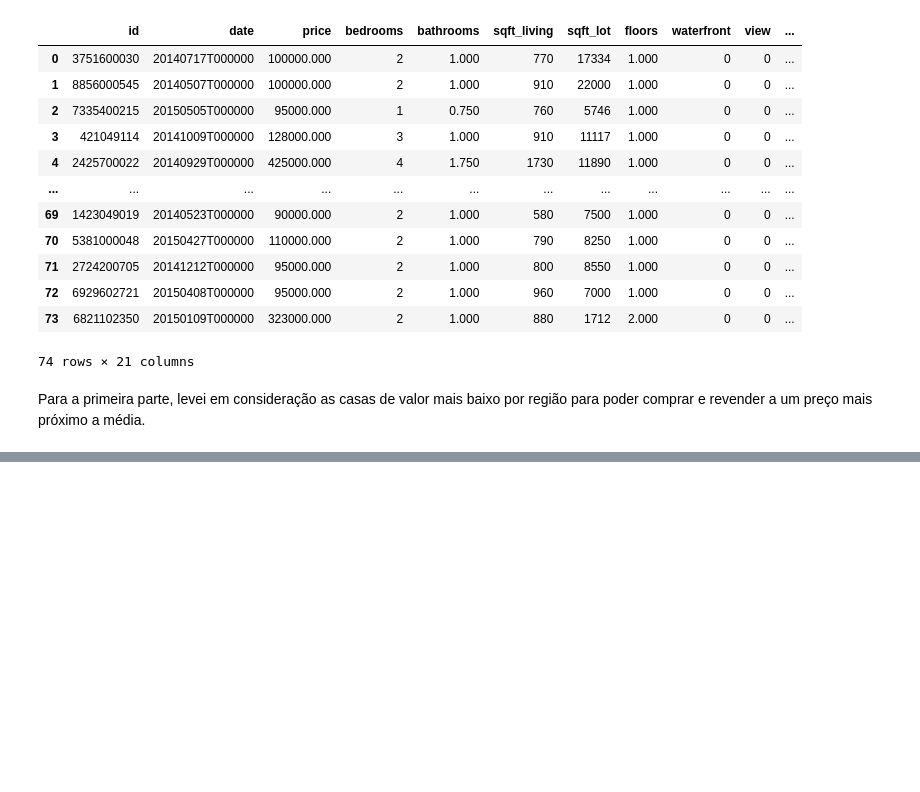
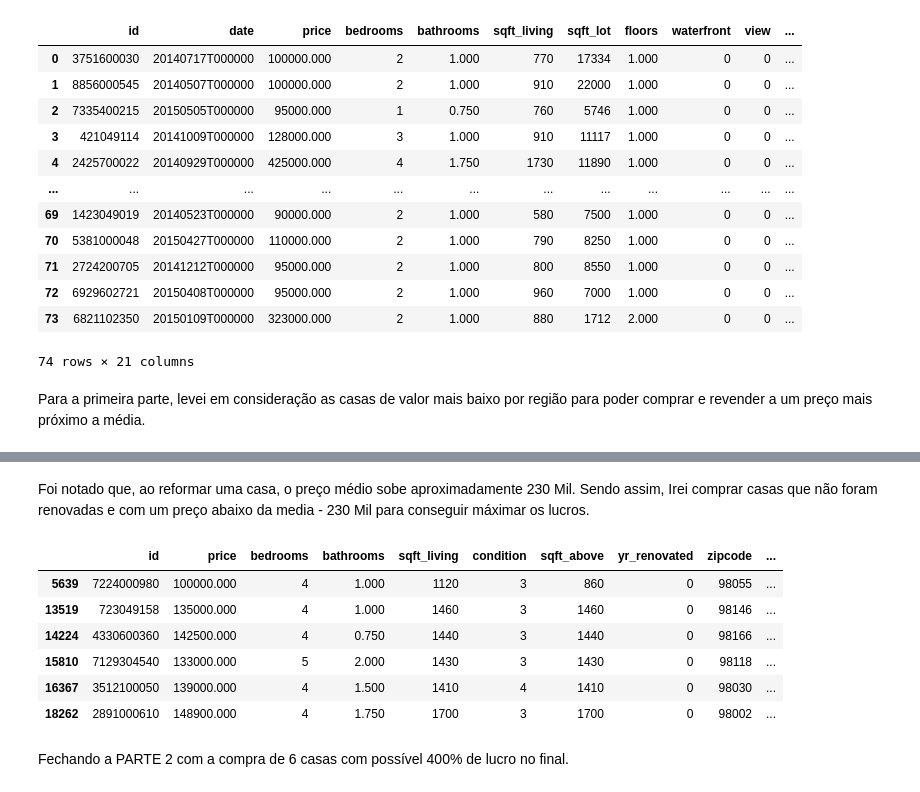
Before and after one commit to ferrarirenan/ProjectCiclyc, a Jupyter notebook: Project_Cyclic_Which_house_buy.ipynb, the cells around one changed output, grey strips where cells are left out. Cells and saved outputs as stored; diff of their text form; code cells hidden in the pictures; blank space fills up the shorter version.

```diff
--- a/Project_Cyclic_Which_house_buy.ipynb
+++ b/Project_Cyclic_Which_house_buy.ipynb
@@ -150,0 +227,14 @@ Para a primeira parte, levei em consideração as casas de valor mais baixo por
+# %% [markdown]
+Foi notado que, ao reformar uma casa, o preço médio sobe aproximadamente 230 Mil. Sendo assim, Irei comprar casas que não foram renovadas e com um preço abaixo da media - 230 Mil para conseguir máximar os lucros.
+# %%
+buy_house[buy_house['price'] < (buy_house['price'].mean() - 230000)]
+# %% [output]
+|  | id | price | bedrooms | bathrooms | sqft_living | condition | sqft_above | yr_renovated | zipcode | ... |
+| 5639 | 7224000980 | 100000.000 | 4 | 1.000 | 1120 | 3 | 860 | 0 | 98055 | ... |
+| 13519 | 723049158 | 135000.000 | 4 | 1.000 | 1460 | 3 | 1460 | 0 | 98146 | ... |
+| 14224 | 4330600360 | 142500.000 | 4 | 0.750 | 1440 | 3 | 1440 | 0 | 98166 | ... |
+| 15810 | 7129304540 | 133000.000 | 5 | 2.000 | 1430 | 3 | 1430 | 0 | 98118 | ... |
+| 16367 | 3512100050 | 139000.000 | 4 | 1.500 | 1410 | 4 | 1410 | 0 | 98030 | ... |
+| 18262 | 2891000610 | 148900.000 | 4 | 1.750 | 1700 | 3 | 1700 | 0 | 98002 | ... |
+# %% [markdown]
+Fechando a PARTE 2 com a compra de 6 casas com possível 400% de lucro no final.
```
Also changed, not shown: parts of 12 cells of this notebook.
